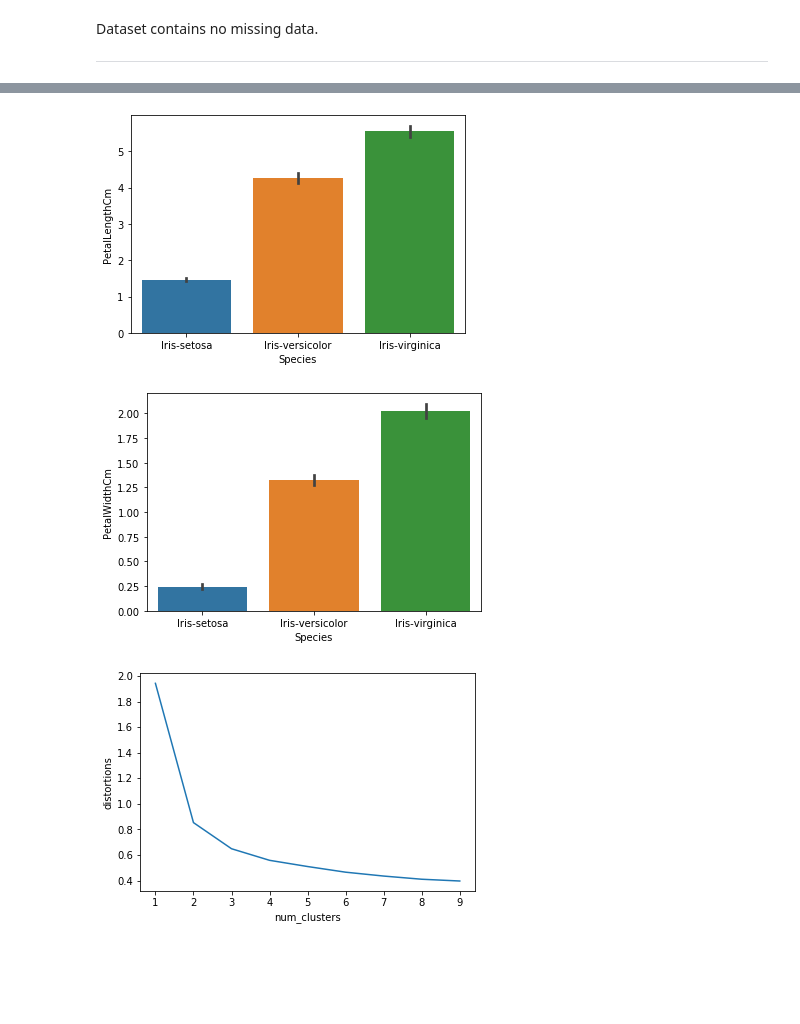
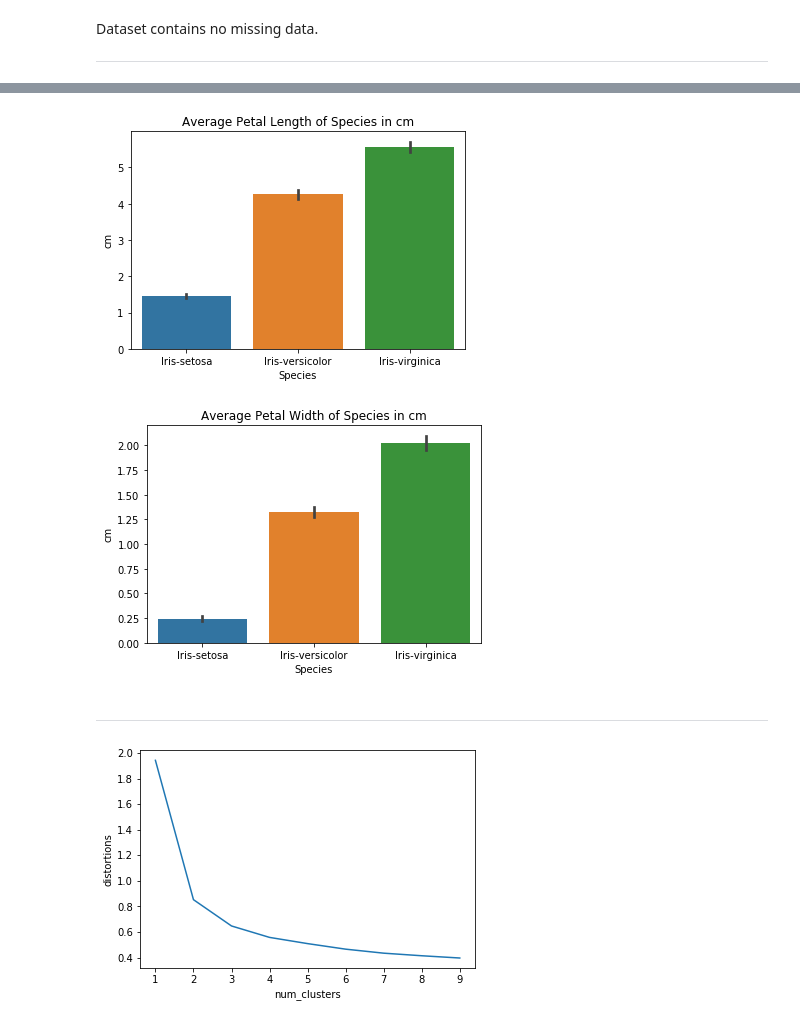
Before and after one commit to Andy-Nkumane/Iris_Species-Clustering, a Jupyter notebook: Iris_Species-Clustering.ipynb, the cells around one changed output, grey strips where cells are left out. Cells and saved outputs as stored; diff of their text form; code cells hidden in the pictures; blank space fills up the shorter version.

```diff
--- a/Iris_Species-Clustering.ipynb
+++ b/Iris_Species-Clustering.ipynb
@@ -88,13 +101,19 @@ plt.show()
 # %%
 sns.barplot(x='Species', y='PetalLengthCm', data=iris)
+plt.title('Average Petal Length of Species in cm')
+plt.ylabel('cm')
 plt.show()
 # %% [output]
-[figure, old version]
+[figure, new version]
 # %%
 sns.barplot(x='Species', y='PetalWidthCm', data=iris)
+plt.title('Average Petal Width of Species in cm')
+plt.ylabel('cm')
 plt.show()
 # %% [output]
-[figure, old version]
+[figure, new version]
+# %% [markdown]
+---
 # %%
 distortions = []
 num_clusters = range(1, 10)
```
Also changed, not shown: parts of 12 cells of this notebook.
